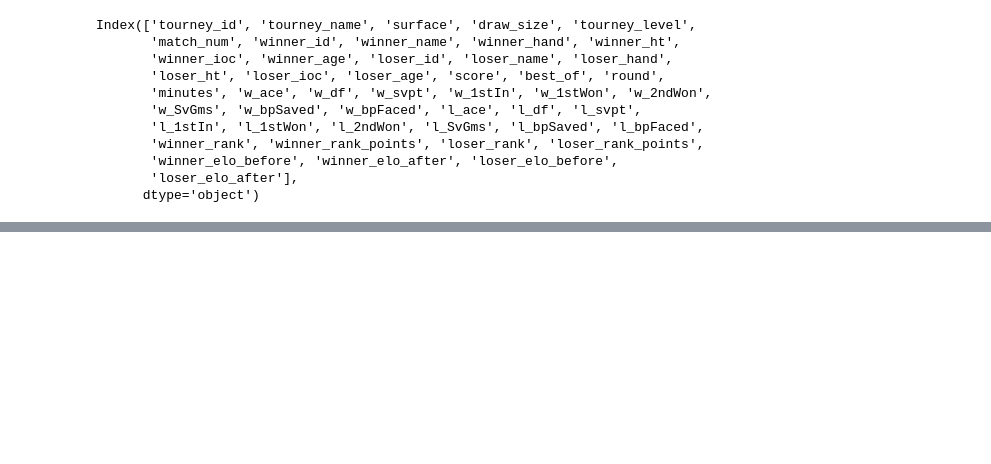
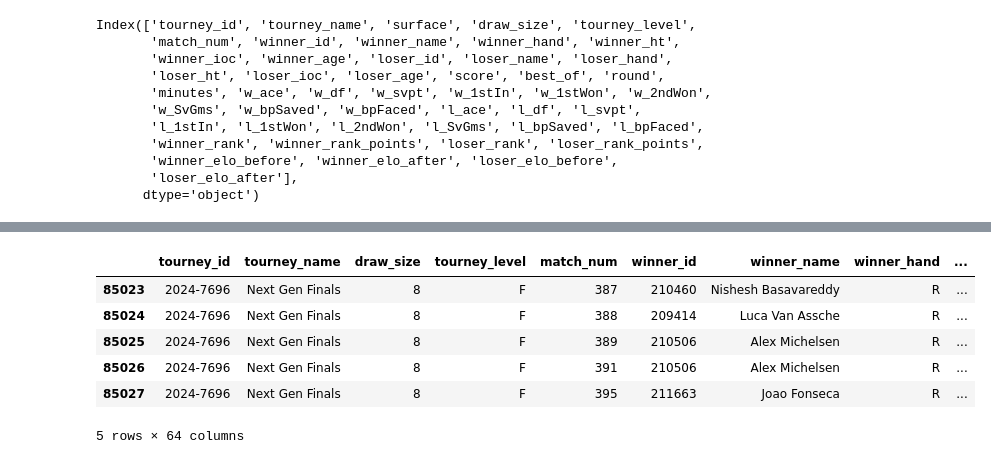
Before and after one commit to aayanjain2772/IML_PROJECT_TENNIS-PREDICTION, a Jupyter notebook: model_LR_TennisElo.ipynb, the cells around one changed output, grey strips where cells are left out. Saved outputs shown, nothing was run; the diff lists cells and outputs as text; code cells hidden in the pictures; blank space fills up the shorter version.

```diff
--- a/model_LR_TennisElo.ipynb
+++ b/model_LR_TennisElo.ipynb
@@ -93,0 +181,10 @@ feature_cols = [
+# %%
+df_symmetric.tail()
+# %% [output]
+|  | tourney_id | tourney_name | draw_size | tourney_level | match_num | winner_id | winner_name | winner_hand | ... |
+| 85023 | 2024-7696 | Next Gen Finals | 8 | F | 387 | 210460 | Nishesh Basavareddy | R | ... |
+| 85024 | 2024-7696 | Next Gen Finals | 8 | F | 388 | 209414 | Luca Van Assche | R | ... |
+| 85025 | 2024-7696 | Next Gen Finals | 8 | F | 389 | 210506 | Alex Michelsen | R | ... |
+| 85026 | 2024-7696 | Next Gen Finals | 8 | F | 391 | 210506 | Alex Michelsen | R | ... |
+| 85027 | 2024-7696 | Next Gen Finals | 8 | F | 395 | 211663 | Joao Fonseca | R | ... |
+5 rows × 64 columns
```
Also changed, not shown: parts of 14 cells of this notebook, 3 other files.
